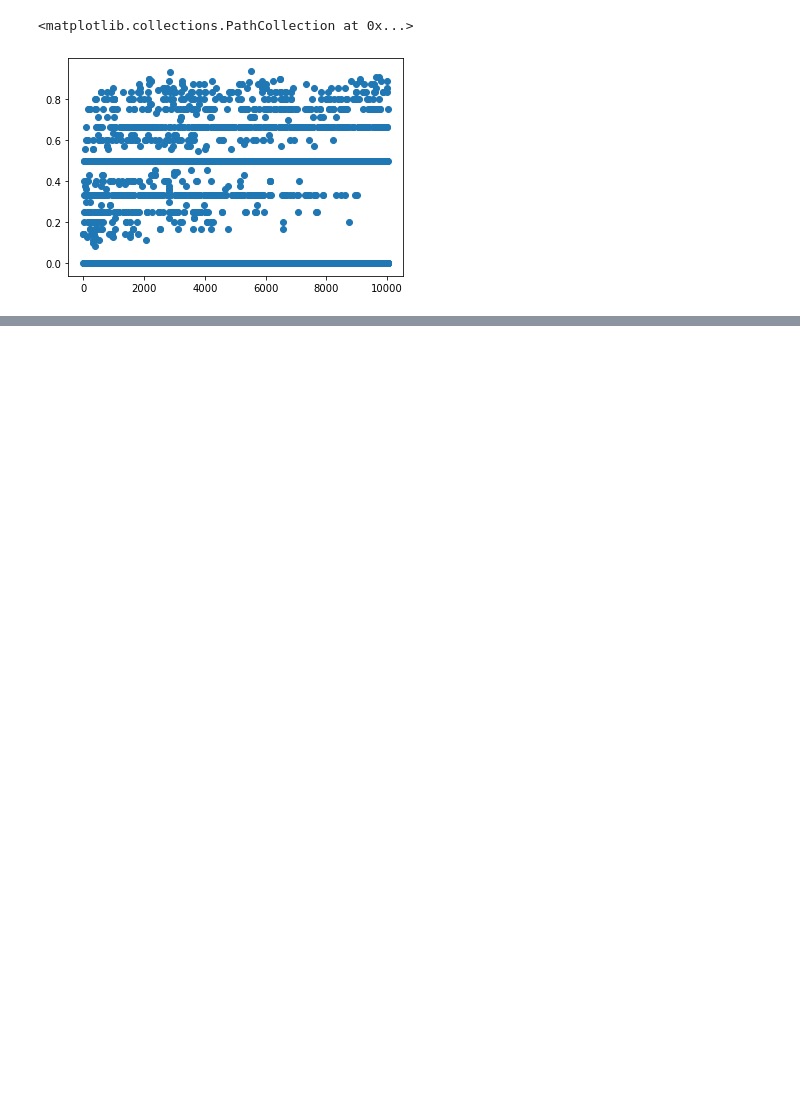
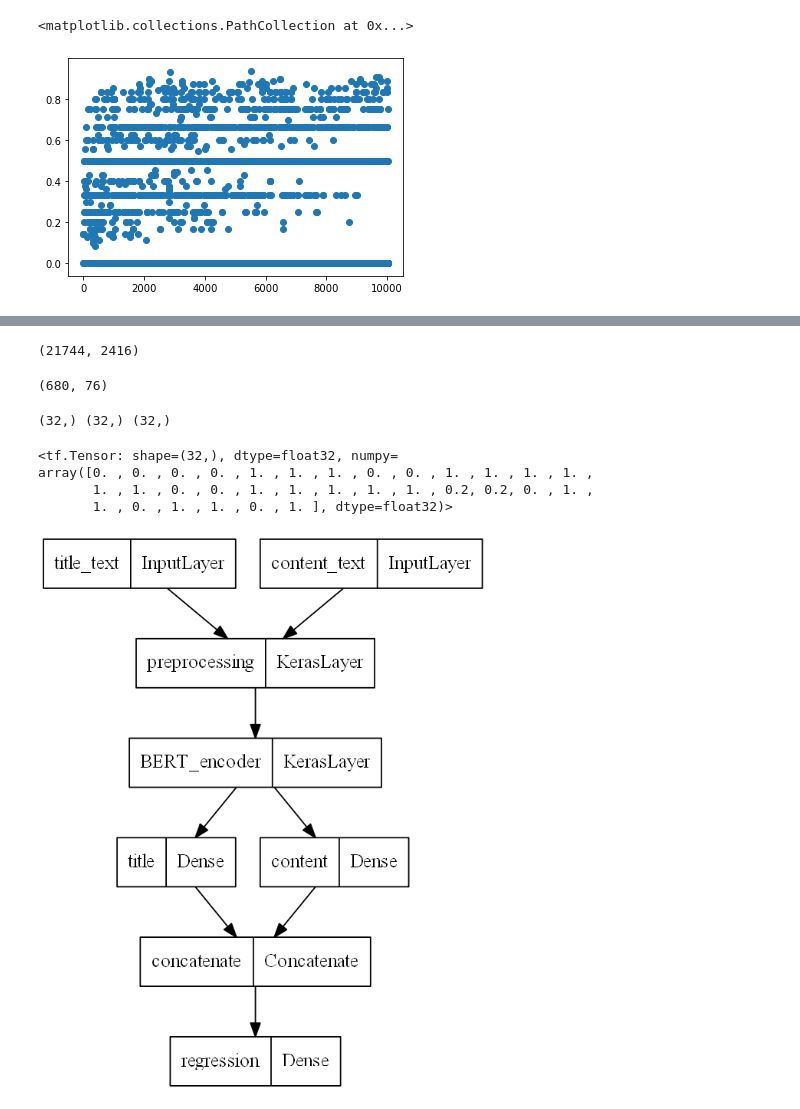
Before and after one commit to lumeilevel/StockValuePrediction, a Jupyter notebook: tfcm.ipynb, the cells around one changed output, grey strips where cells are left out. Cells and saved outputs as stored; diff of their text form; code cells hidden in the pictures; blank space fills up the shorter version.

Commit message:
d5: end tfcm halfway

```diff
--- a/tfcm.ipynb
+++ b/tfcm.ipynb
@@ -73,0 +77,54 @@ for i in stopWords:
+# %%
+train_ds = tf.data.Dataset.from_tensor_slices((train_data, train_label))
+valid_ds = tf.data.Dataset.from_tensor_slices((valid_data, valid_label))
+len(train_ds), len(valid_ds)
+# %% [output]
+(21744, 2416)
+# %%
+# tf.compat.v1.disable_eager_execution()
+AUTOTUNE = tf.data.AUTOTUNE
+BUFFER_SIZE = 512
+BATCH_SIZE = 32
+
+train_ds = train_ds.shuffle(BUFFER_SIZE).batch(BATCH_SIZE).cache().prefetch(AUTOTUNE)
+valid_ds = valid_ds.batch(BATCH_SIZE).cache().prefetch(AUTOTUNE)
+num_train = len(train_ds)
+num_valid = len(valid_ds)
+num_train, num_valid
+# %% [output]
+(680, 76)
+# %%
+for x, y in train_ds.take(1):
+    print(x[0].shape, x[1].shape, y.shape)
+y
+# %% [output]
+(32,) (32,) (32,)
+<tf.Tensor: shape=(32,), dtype=float32, numpy=
+array([0. , 0. , 0. , 0. , 1. , 1. , 1. , 0. , 0. , 1. , 1. , 1. , 1. ,
+       1. , 1. , 0. , 0. , 1. , 1. , 1. , 1. , 1. , 0.2, 0.2, 0. , 1. ,
+       1. , 0. , 1. , 1. , 0. , 1. ], dtype=float32)>
+# %%
+loss = tf.keras.losses.MeanSquaredError()
+metrics = tf.metrics.MeanAbsoluteError()
+epochs = 5
+num_train_steps = num_train * epochs
+num_warmup_steps = int(0.1 * num_train_steps)
+init_lr = 1e-4
+optimizer = optimization.create_optimizer(init_lr=init_lr,
+                                          num_train_steps=num_train_steps,
+                                          num_warmup_steps=num_warmup_steps,
+                                          optimizer_type='adamw')
+callbacks = tf.keras.callbacks.TensorBoard(log_dir='logs')
+title_units = 32
+content_units = 128
+# %%
+from model import tfcm
+
+regressioner = tfcm.build_regression_model(title_units, content_units, fine_tune=False)
+# %%
+from keras.utils import plot_model
+
+os.environ["PATH"] += os.pathsep + 'D:/Graphviz/2.38/bin/'
+plot_model(regressioner, to_file='model/structure_regressioner.png', dpi=128)
+# %% [output]
+[figure, added]
```
Also changed, not shown: parts of 14 cells of this notebook, 3 other files.
